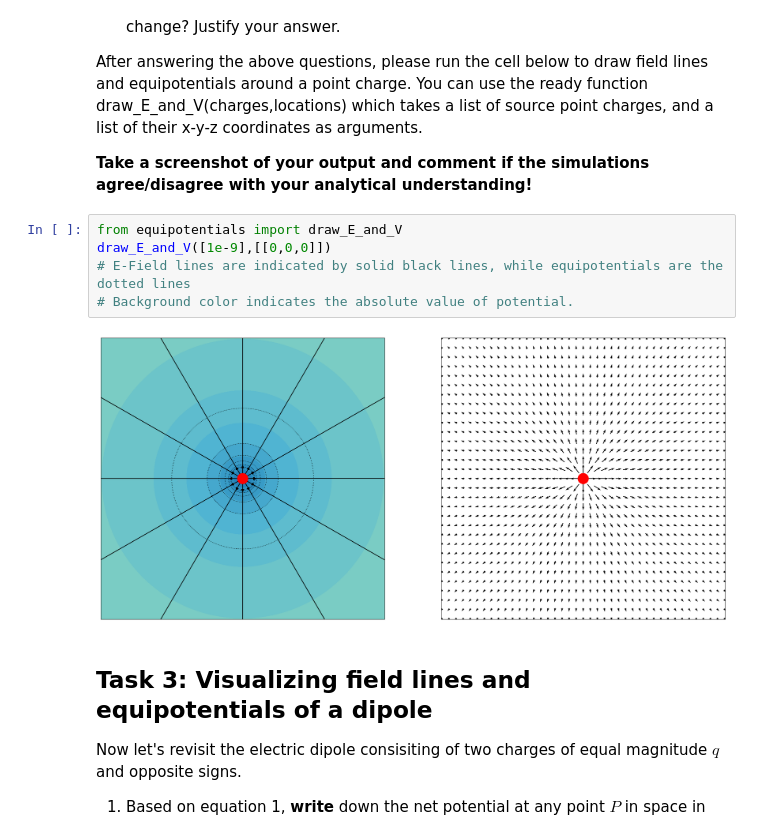
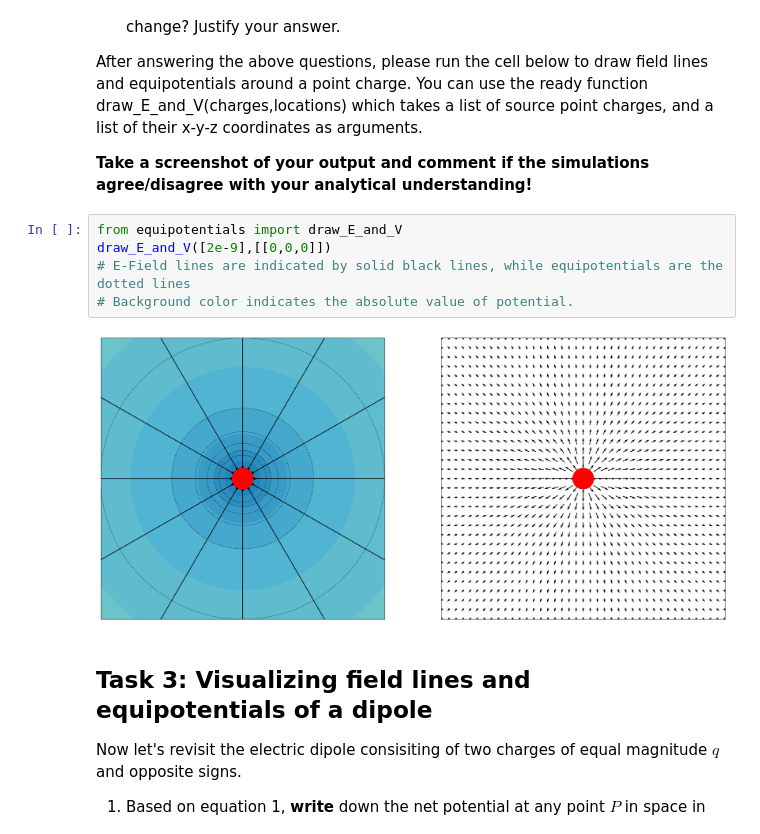
Before and after one commit to paoastro/802-CTA, a Jupyter notebook: ESG_solutions/3- Field Lines and Equipotentials_Solutions.ipynb, the cells around one changed output. Drawn from its saved outputs; the diff is of its cells as text.

```diff
--- a/ESG_solutions/3- Field Lines and Equipotentials_Solutions.ipynb
+++ b/ESG_solutions/3- Field Lines and Equipotentials_Solutions.ipynb
@@ -148,11 +148,11 @@ def calculate_E(q,r_S,r_P):
  <b>Take a screenshot of your output and comment if the simulations agree/disagree with your analytical understanding!</b>
 # %%
 from equipotentials import draw_E_and_V
-draw_E_and_V([1e-9],[[0,0,0]])
+draw_E_and_V([2e-9],[[0,0,0]])
 # E-Field lines are indicated by solid black lines, while equipotentials are the dotted lines
 # Background color indicates the absolute value of potential.
 # %% [output]
-[figure, old version]
+[figure, new version]
 # %% [markdown]
 
  <h2>Task 3: Visualizing field lines and equipotentials of a dipole</h2>
```
